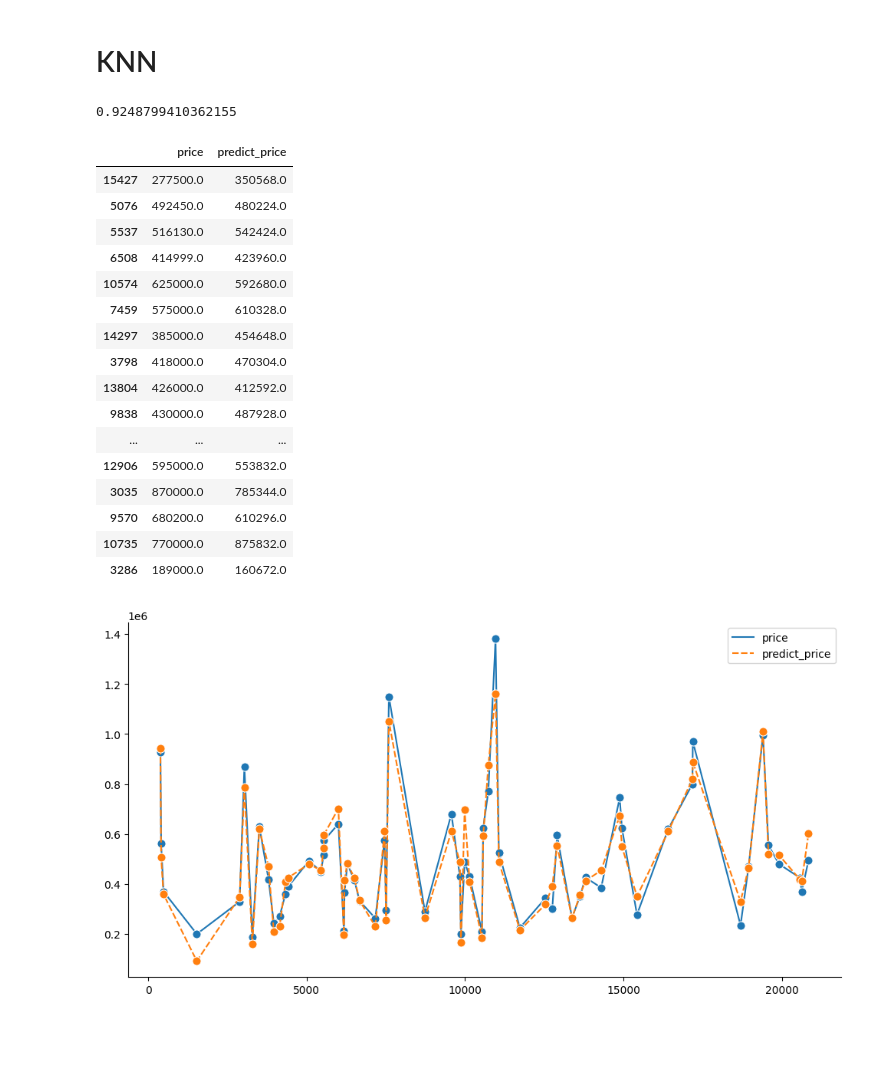
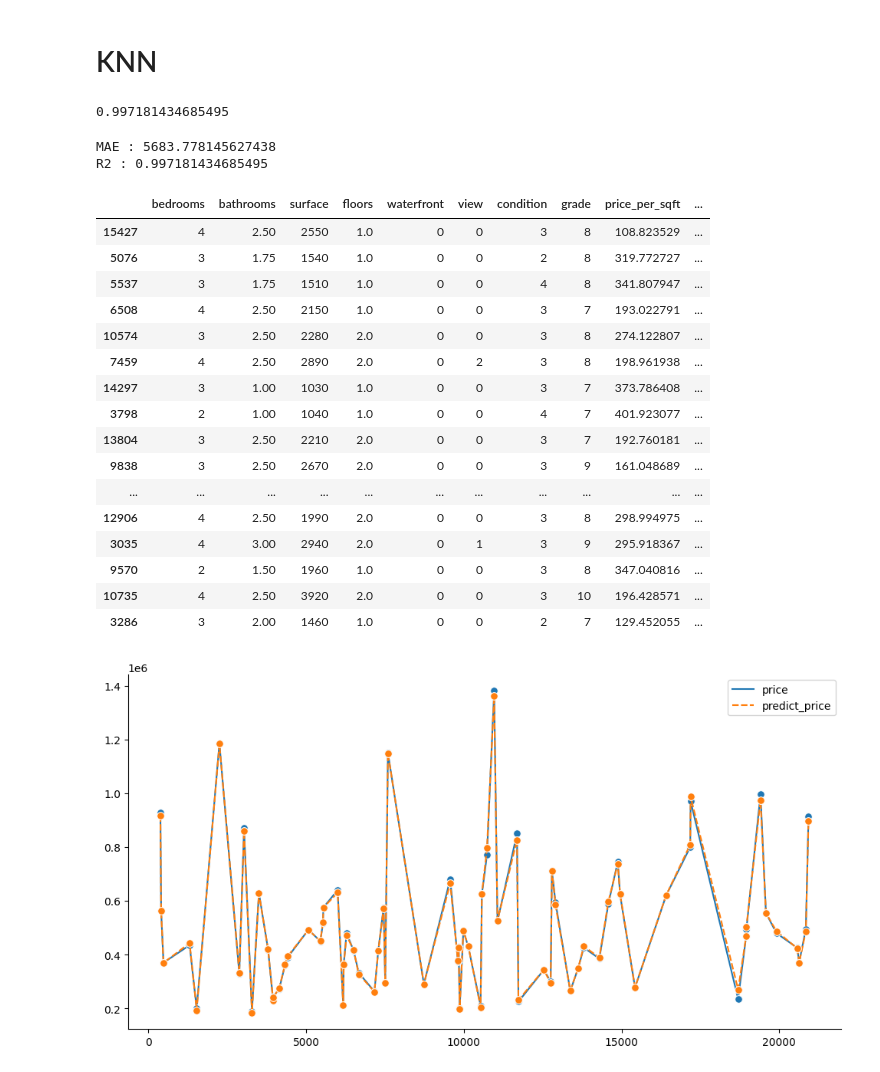
Before and after one commit to DonzerHD/Prediction_prix_maison_application, a Jupyter notebook: notebooks/data_model_Complet.ipynb, the cells around one changed output. Drawn from its saved outputs; the diff is of its cells as text; code cells hidden in the pictures; blank space fills up the shorter version.

```diff
--- a/notebooks/data_model_Complet.ipynb
+++ b/notebooks/data_model_Complet.ipynb
@@ -7,8 +7,8 @@ import matplotlib.pyplot as plt
 import seaborn as sns
 df = pd.read_csv('data/kc_house_data_clean_knn.csv')
 y = df['price']
-X = df.drop(['price'], axis=1)
-X_train, X_test, y_train, y_test = train_test_split(X, y, test_size=0.21 , random_state=42)
+X = df.drop(['price' , 'zipcode'], axis=1)
+X_train, X_test, y_train, y_test = train_test_split(X, y, test_size=0.20 , random_state=42)
 
 
 
@@ -22,11 +22,10 @@ from sklearn.impute import SimpleImputer
 
 numeric_transformer = Pipeline([
         ('imputer', SimpleImputer(strategy='mean')), # imputation des valeurs manquantes
-        ('standard', StandardScaler()), # standardisation des données
-        ('min_max', MinMaxScaler()) # normalisation des données
         ])
 
 # on déclare à quelles variables on applique quel transformer
+
 from sklearn.compose import ColumnTransformer
 preprocessor = ColumnTransformer(
     transformers=[
@@ -36,8 +35,8 @@ preprocessor = ColumnTransformer(
 
 
 #On obtient un pipeline de preprocessing qu'on peut utiliser dans un pipeline d'entainement
-from sklearn.linear_model import LinearRegression
-knn_4 = LinearRegression()
+from sklearn.neighbors import KNeighborsRegressor
+knn_4 = KNeighborsRegressor(n_neighbors=3 , weights='distance' , p=1)
 pipe = Pipeline([
      ('prep', preprocessor),
      ('knn', knn_4)
@@ -49,41 +48,58 @@ trained_pipe = pipe.fit(X_train,y_train)
 # scoring sur X_test
 trained_pipe.score(X_test,y_test)
 # %% [output]
-0.9248799410362155
+0.997181434685495
+# %%
+# Faire des prédictions sur le jeu de test
+import numpy as np
+from sklearn.metrics import mean_absolute_error, r2_score
+
+
+y_pred = trained_pipe.predict(X_test)
+
+# Calculer les métriques d'évaluation
+mae = mean_absolute_error(y_test, y_pred)
+r2 = r2_score(y_test, y_pred)
+
+print(f'MAE : {mae}')
+print(f'R2 : {r2}')
+# %% [output]
+MAE : 5683.778145627438
+R2 : 0.997181434685495
 # %%
 predict_lr_X = trained_pipe.predict(X_test)
 df_model = X_test.copy()
 df_model['price'] = y_test
 df_model['predict_price'] = predict_lr_X.round(0)
 df_model = df_model.iloc[:len(df_model)]
-df_model[['price', 'predict_price']].head(60)
+df_model.head(60)
 # %% [output]
-|  | price | predict_price |
-| 15427 | 277500.0 | 350568.0 |
-| 5076 | 492450.0 | 480224.0 |
-| 5537 | 516130.0 | 542424.0 |
-| 6508 | 414999.0 | 423960.0 |
-| 10574 | 625000.0 | 592680.0 |
-| 7459 | 575000.0 | 610328.0 |
-| 14297 | 385000.0 | 454648.0 |
-| 3798 | 418000.0 | 470304.0 |
-| 13804 | 426000.0 | 412592.0 |
-| 9838 | 430000.0 | 487928.0 |
-| ... | ... | ... |
-| 12906 | 595000.0 | 553832.0 |
-| 3035 | 870000.0 | 785344.0 |
-| 9570 | 680200.0 | 610296.0 |
-| 10735 | 770000.0 | 875832.0 |
-| 3286 | 189000.0 | 160672.0 |
+|  | bedrooms | bathrooms | surface | floors | waterfront | view | condition | grade | price_per_sqft | ... |
+| 15427 | 4 | 2.50 | 2550 | 1.0 | 0 | 0 | 3 | 8 | 108.823529 | ... |
+| 5076 | 3 | 1.75 | 1540 | 1.0 | 0 | 0 | 2 | 8 | 319.772727 | ... |
+| 5537 | 3 | 1.75 | 1510 | 1.0 | 0 | 0 | 4 | 8 | 341.807947 | ... |
+| 6508 | 4 | 2.50 | 2150 | 1.0 | 0 | 0 | 3 | 7 | 193.022791 | ... |
+| 10574 | 3 | 2.50 | 2280 | 2.0 | 0 | 0 | 3 | 8 | 274.122807 | ... |
+| 7459 | 4 | 2.50 | 2890 | 2.0 | 0 | 2 | 3 | 8 | 198.961938 | ... |
+| 14297 | 3 | 1.00 | 1030 | 1.0 | 0 | 0 | 3 | 7 | 373.786408 | ... |
+| 3798 | 2 | 1.00 | 1040 | 1.0 | 0 | 0 | 4 | 7 | 401.923077 | ... |
+| 13804 | 3 | 2.50 | 2210 | 2.0 | 0 | 0 | 3 | 7 | 192.760181 | ... |
+| 9838 | 3 | 2.50 | 2670 | 2.0 | 0 | 0 | 3 | 9 | 161.048689 | ... |
+| ... | ... | ... | ... | ... | ... | ... | ... | ... | ... | ... |
+| 12906 | 4 | 2.50 | 1990 | 2.0 | 0 | 0 | 3 | 8 | 298.994975 | ... |
+| 3035 | 4 | 3.00 | 2940 | 2.0 | 0 | 1 | 3 | 9 | 295.918367 | ... |
+| 9570 | 2 | 1.50 | 1960 | 1.0 | 0 | 0 | 3 | 8 | 347.040816 | ... |
+| 10735 | 4 | 2.50 | 3920 | 2.0 | 0 | 0 | 3 | 10 | 196.428571 | ... |
+| 3286 | 3 | 2.00 | 1460 | 1.0 | 0 | 0 | 2 | 7 | 129.452055 | ... |
 # %%
 fig, ax = plt.subplots(figsize=(12, 6))
 
-sns.lineplot(data=df_model[['price', 'predict_price']].head(60), ax=ax, marker='o', markersize=8)
+sns.lineplot(data=df_model[['price', 'predict_price']].head(70), ax=ax, marker='o', markersize=7)
 sns.despine()
 
 plt.show()
 # %% [output]
-[figure, old version]
+[figure, new version]
 # %%
 plt.scatter(y_test, predict_lr_X)
 # %% [output]
```
Also changed, not shown: parts of 1 cell of this notebook, 23 other files.
